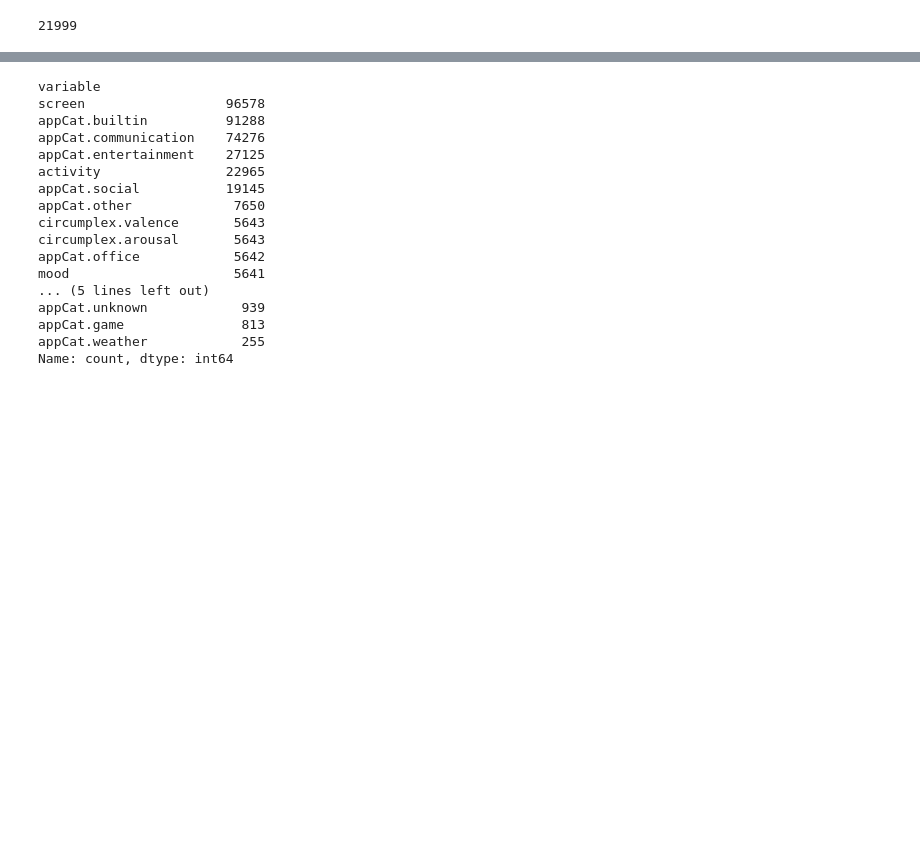
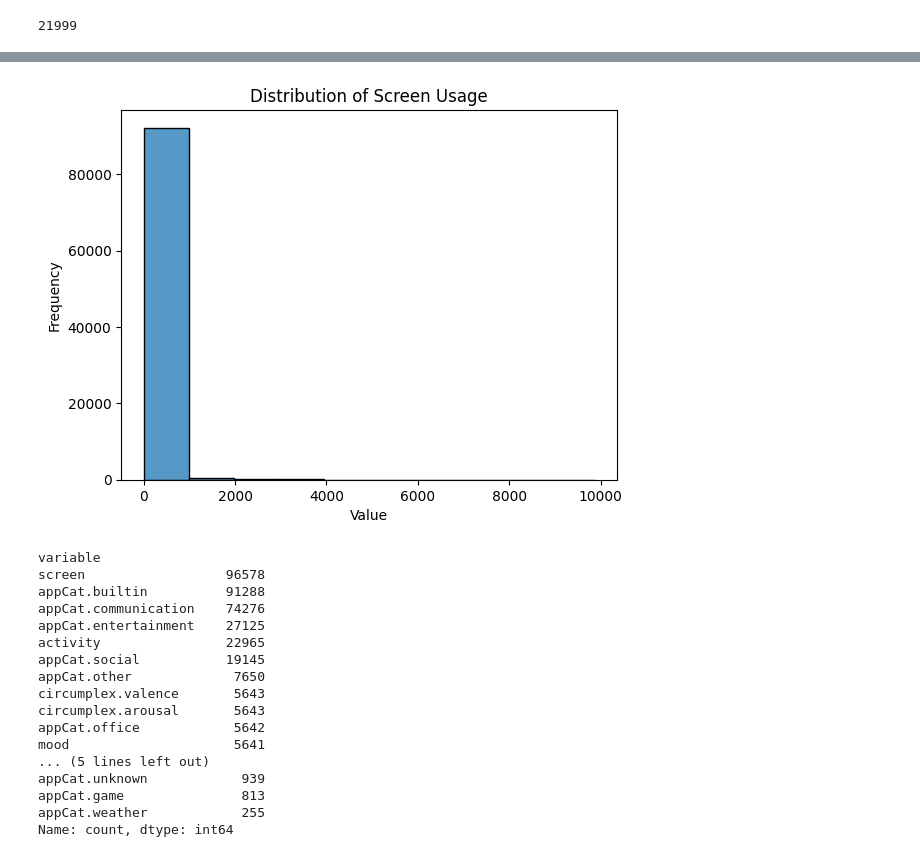
Before and after one commit to kuuroooo/data-mining, a Jupyter notebook: exploration.ipynb, the cells around one changed output, grey strips where cells are left out. Saved outputs shown, nothing was run; the diff lists cells and outputs as text; code cells hidden in the pictures; blank space fills up the shorter version.

```diff
--- a/exploration.ipynb
+++ b/exploration.ipynb
@@ -33,3 +40,12 @@ Name: count, dtype: int64
+# %%
+plt.figure()
+sns.histplot(df[df['variable'] == 'screen']['value'].astype(float), bins=10)
+plt.title('Distribution of Screen Usage')
+plt.xlabel('Value')
+plt.ylabel('Frequency')
+plt.show()
+# %% [output]
+[figure, added]
 # %%
 # Get counts of all unique IDs
 df['variable'].value_counts()
```
Also changed, not shown: parts of 18 cells of this notebook.
